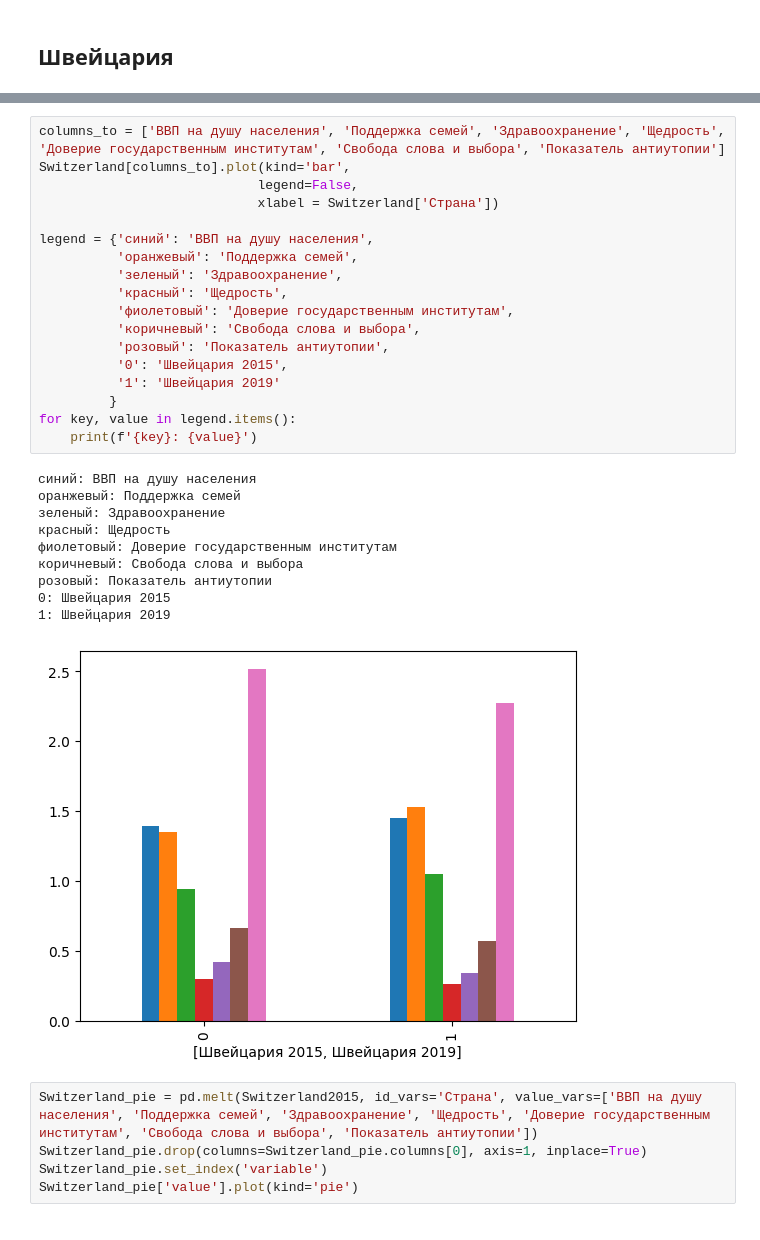
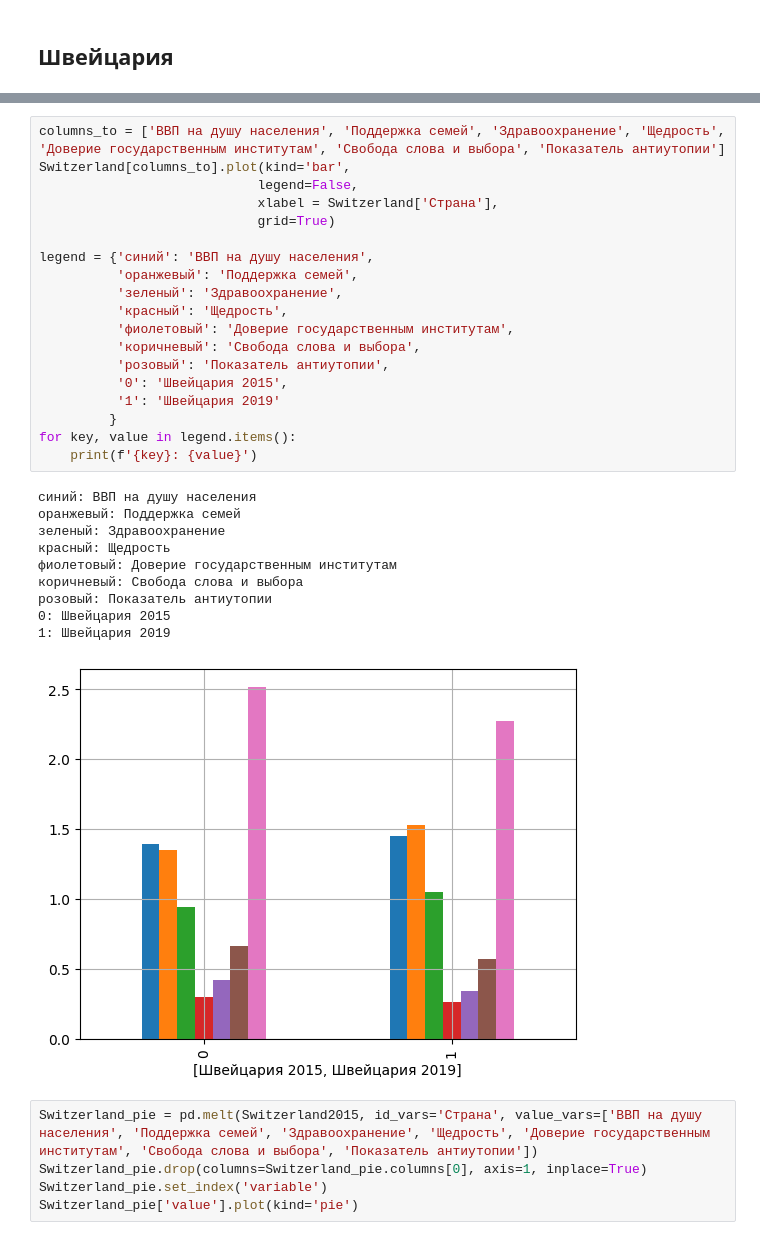
Before and after one commit to macht1212/PANDAS_HW, a Jupyter notebook: Статистика диаграммы Назимов .ipynb, the cells around one changed output, grey strips where cells are left out. Cells and saved outputs as stored; diff of their text form.

```diff
--- a/Статистика диаграммы Назимов .ipynb
+++ b/Статистика диаграммы Назимов .ipynb
@@ -105,32 +105,33 @@ Switzerland
 # %%
 columns_to = ['ВВП на душу населения', 'Поддержка семей', 'Здравоохранение', 'Щедрость', 'Доверие государственным институтам', 'Свобода слова и выбора', 'Показатель антиутопии']
 Switzerland[columns_to].plot(kind='bar',
                             legend=False,
-                            xlabel = Switzerland['Страна'])
+                            xlabel = Switzerland['Страна'],
+                            grid=True)
 
 legend = {'синий': 'ВВП на душу населения',
           'оранжевый': 'Поддержка семей',
           'зеленый': 'Здравоохранение',
           'красный': 'Щедрость',
           'фиолетовый': 'Доверие государственным институтам',
           'коричневый': 'Свобода слова и выбора',
           'розовый': 'Показатель антиутопии',
           '0': 'Швейцария 2015',
           '1': 'Швейцария 2019'
          }
 for key, value in legend.items():
     print(f'{key}: {value}')
 # %% [output]
 синий: ВВП на душу населения
 оранжевый: Поддержка семей
 зеленый: Здравоохранение
 красный: Щедрость
 фиолетовый: Доверие государственным институтам
 коричневый: Свобода слова и выбора
 розовый: Показатель антиутопии
 0: Швейцария 2015
 1: Швейцария 2019
-[figure, old version]
+[figure, new version]
 # %%
 Switzerland_pie = pd.melt(Switzerland2015, id_vars='Страна', value_vars=['ВВП на душу населения', 'Поддержка семей', 'Здравоохранение', 'Щедрость', 'Доверие государственным институтам', 'Свобода слова и выбора', 'Показатель антиутопии'])
 Switzerland_pie.drop(columns=Switzerland_pie.columns[0], axis=1, inplace=True)
```
Also changed, not shown: parts of 1 cell of this notebook, 5 other files.
